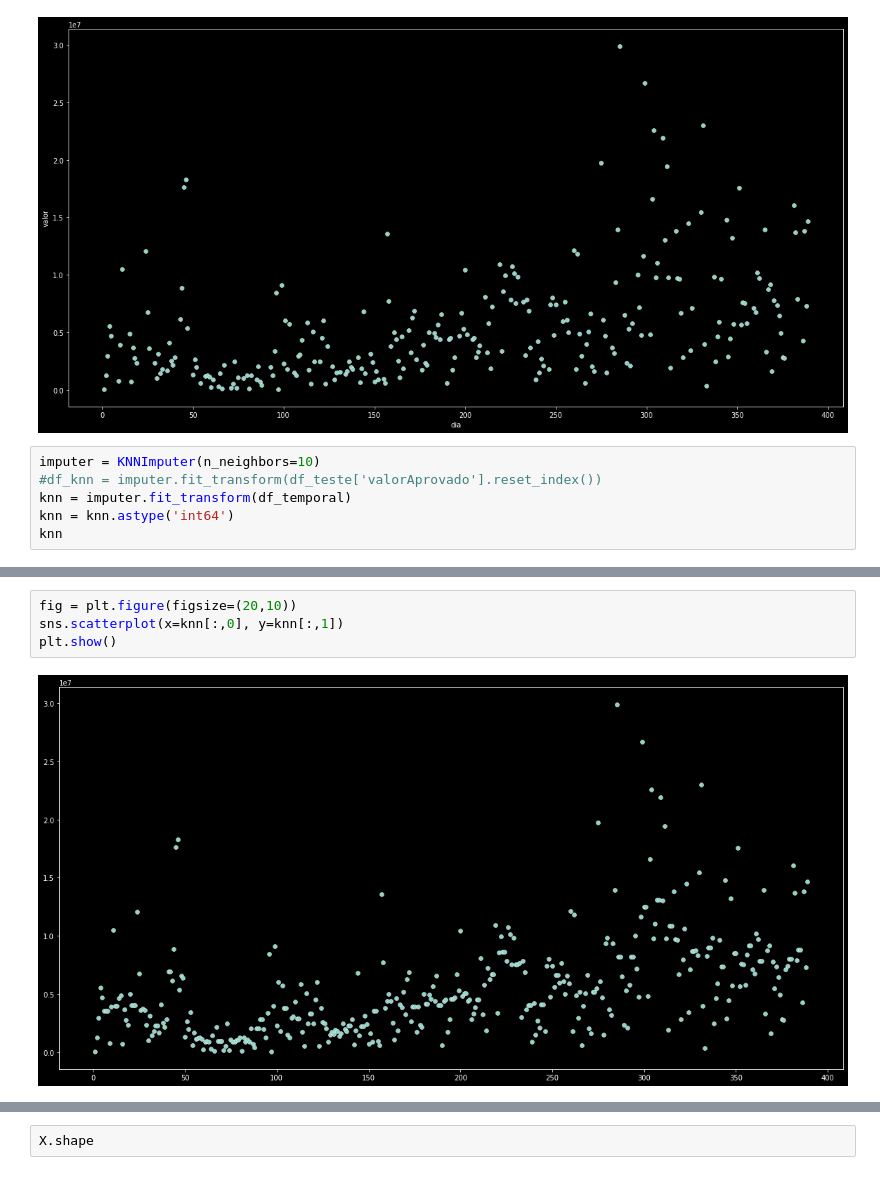
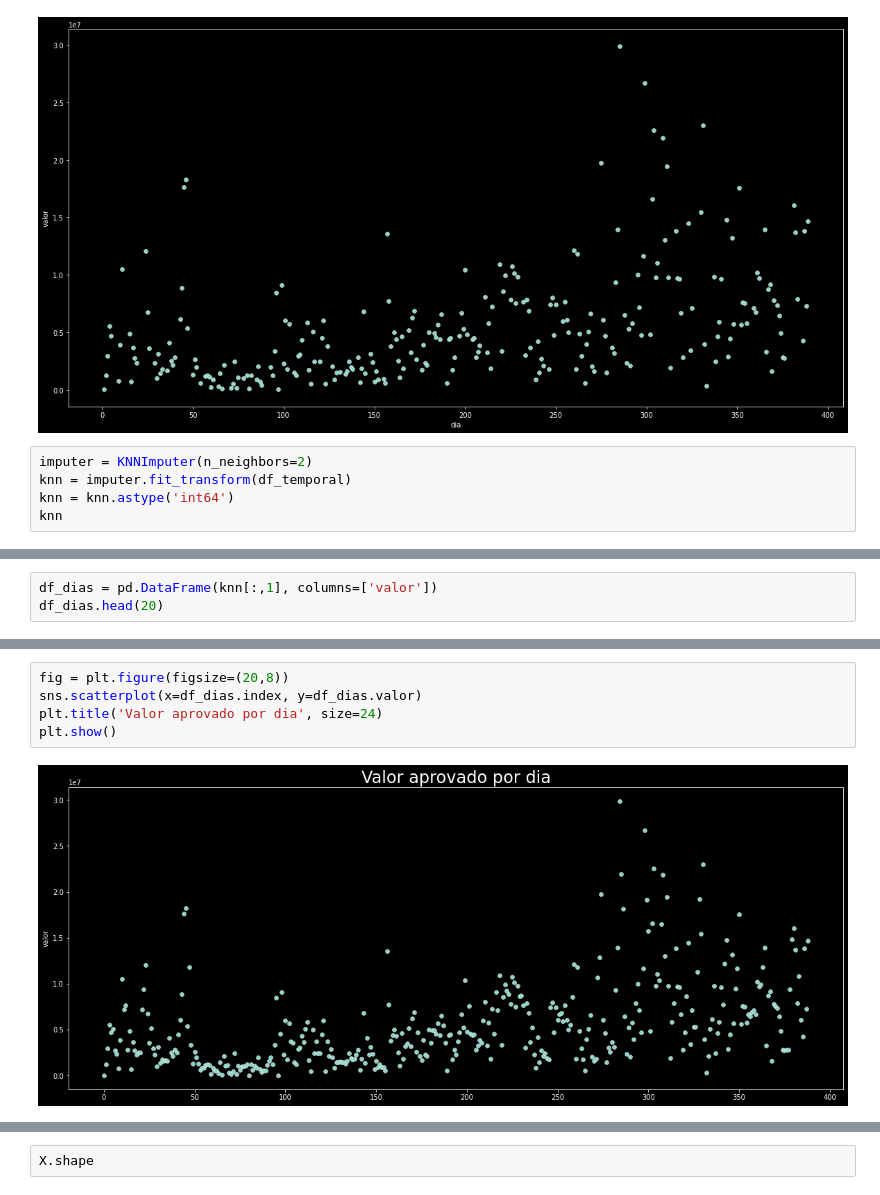
Before and after one commit to hgf777-br/trabalho-final-bootcamp, a Jupyter notebook: Ex4-hgf.ipynb, the cells around one changed output, grey strips where cells are left out. Drawn from its saved outputs; the diff is of its cells as text.

```diff
--- a/Ex4-hgf.ipynb
+++ b/Ex4-hgf.ipynb
@@ -167,8 +190,7 @@ plt.show()
 # %% [output]
 [figure]
 # %%
-imputer = KNNImputer(n_neighbors=10)
-#df_knn = imputer.fit_transform(df_teste['valorAprovado'].reset_index())
+imputer = KNNImputer(n_neighbors=2)
 knn = imputer.fit_transform(df_temporal)
 knn = knn.astype('int64')
 knn
@@ -190,3 +212,6 @@ array([[       1,    50000],
        [     387, 13826500],
        [     388,  7255000],
        [     389, 14661000]], dtype=int64)
+# %%
+df_dias = pd.DataFrame(knn[:,1], columns=['valor'])
+df_dias.head(20)
@@ -193,6 +236,7 @@ array([[       1,    50000],
 # %%
-fig = plt.figure(figsize=(20,10))
-sns.scatterplot(x=knn[:,0], y=knn[:,1])
+fig = plt.figure(figsize=(20,8))
+sns.scatterplot(x=df_dias.index, y=df_dias.valor)
+plt.title('Valor aprovado por dia', size=24)
 plt.show()
 # %% [output]
-[figure, old version]
+[figure, new version]
```
Also changed, not shown: parts of 53 cells of this notebook, 5 other files.
